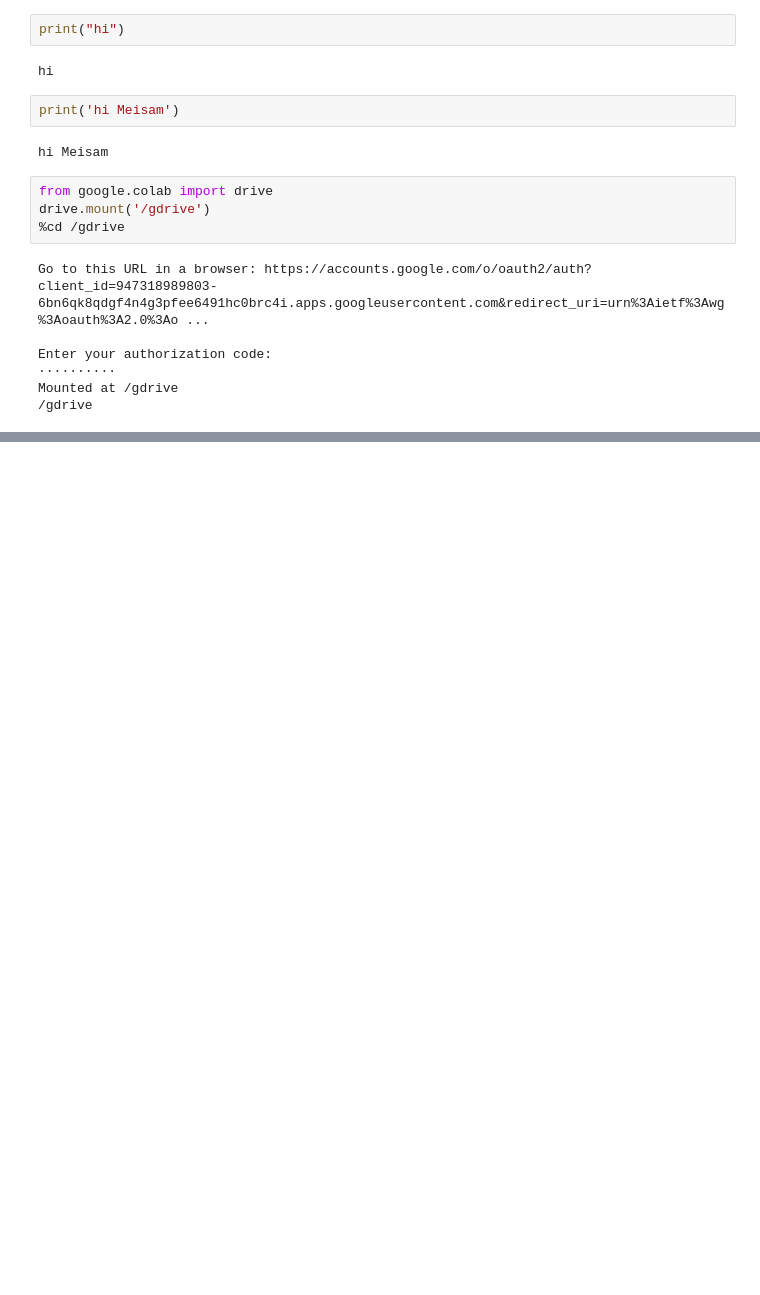
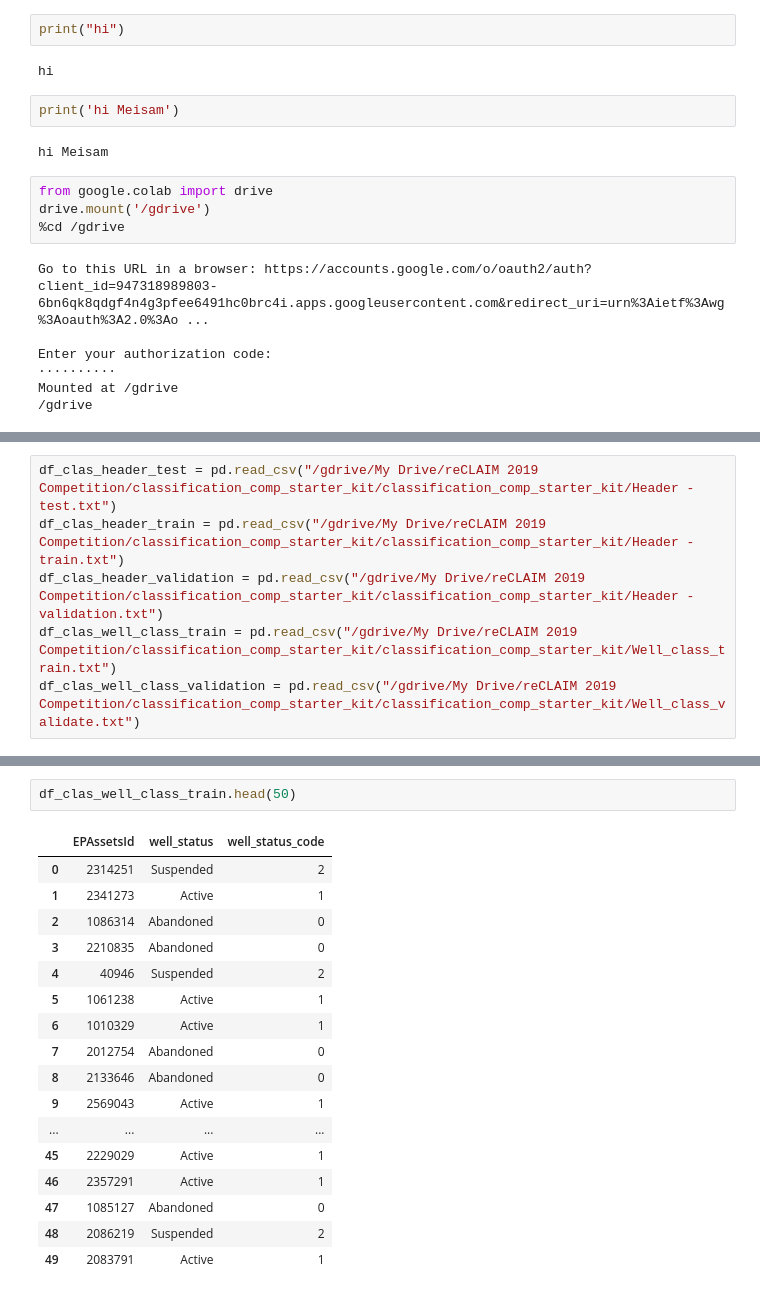
Before and after one commit to Mghane/reCLAIM-2019-Competition, a Jupyter notebook: EDA_Meisam.ipynb, the cells around one changed output, grey strips where cells are left out. Drawn from its saved outputs; the diff is of its cells as text; blank space fills up the shorter version.

Commit message:
Basic EDA-info and describe all 10 text training, test and validation files

```diff
--- a/EDA_Meisam.ipynb
+++ b/EDA_Meisam.ipynb
@@ -326,0 +333,6 @@ df_viking_validation.describe()
+# %%
+df_clas_header_test = pd.read_csv("/gdrive/My Drive/reCLAIM 2019 Competition/classification_comp_starter_kit/classification_comp_starter_kit/Header - test.txt")
+df_clas_header_train = pd.read_csv("/gdrive/My Drive/reCLAIM 2019 Competition/classification_comp_starter_kit/classification_comp_starter_kit/Header - train.txt")
+df_clas_header_validation = pd.read_csv("/gdrive/My Drive/reCLAIM 2019 Competition/classification_comp_starter_kit/classification_comp_starter_kit/Header - validation.txt")
+df_clas_well_class_train = pd.read_csv("/gdrive/My Drive/reCLAIM 2019 Competition/classification_comp_starter_kit/classification_comp_starter_kit/Well_class_train.txt")
+df_clas_well_class_validation = pd.read_csv("/gdrive/My Drive/reCLAIM 2019 Competition/classification_comp_starter_kit/classification_comp_starter_kit/Well_class_validate.txt")
@@ -326,0 +543,20 @@ df_viking_validation.describe()
+# %%
+df_clas_well_class_train.head(50)
+# %% [output]
+|  | EPAssetsId | well_status | well_status_code |
+| 0 | 2314251 | Suspended | 2 |
+| 1 | 2341273 | Active | 1 |
+| 2 | 1086314 | Abandoned | 0 |
+| 3 | 2210835 | Abandoned | 0 |
+| 4 | 40946 | Suspended | 2 |
+| 5 | 1061238 | Active | 1 |
+| 6 | 1010329 | Active | 1 |
+| 7 | 2012754 | Abandoned | 0 |
+| 8 | 2133646 | Abandoned | 0 |
+| 9 | 2569043 | Active | 1 |
+| ... | ... | ... | ... |
+| 45 | 2229029 | Active | 1 |
+| 46 | 2357291 | Active | 1 |
+| 47 | 1085127 | Abandoned | 0 |
+| 48 | 2086219 | Suspended | 2 |
+| 49 | 2083791 | Active | 1 |
```
Also changed, not shown: parts of 90 cells of this notebook.
